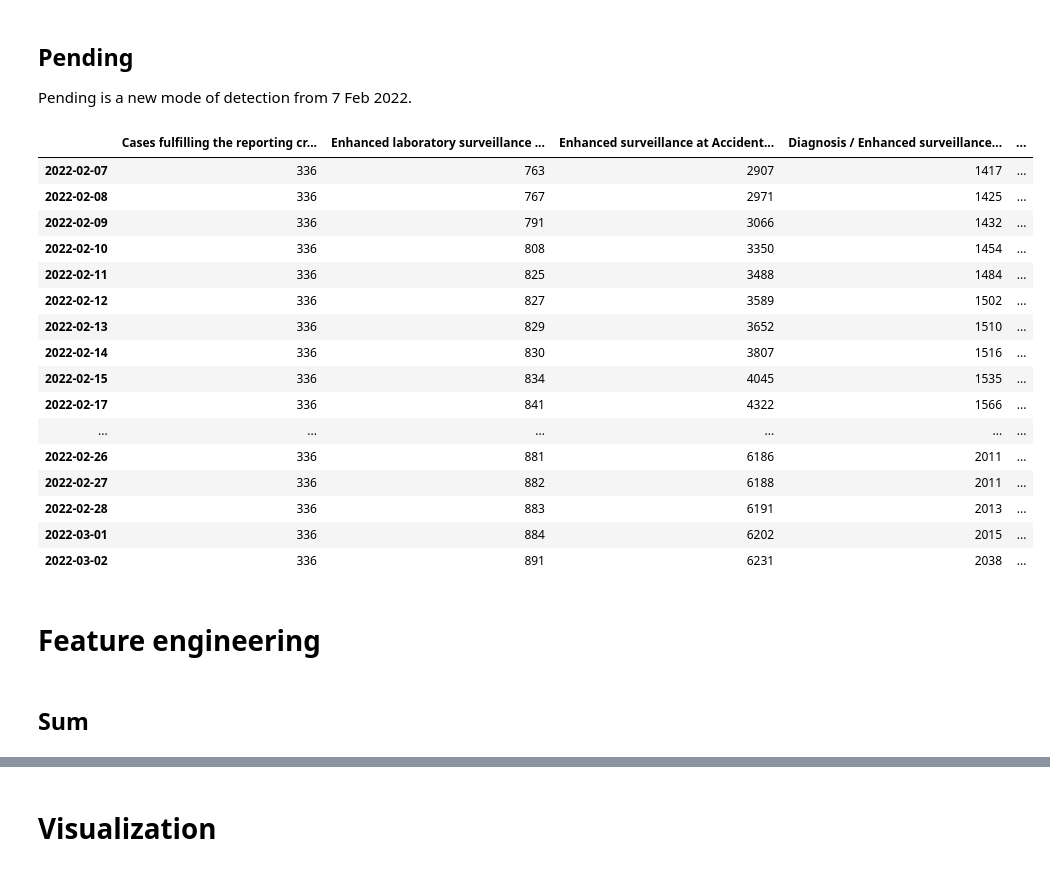
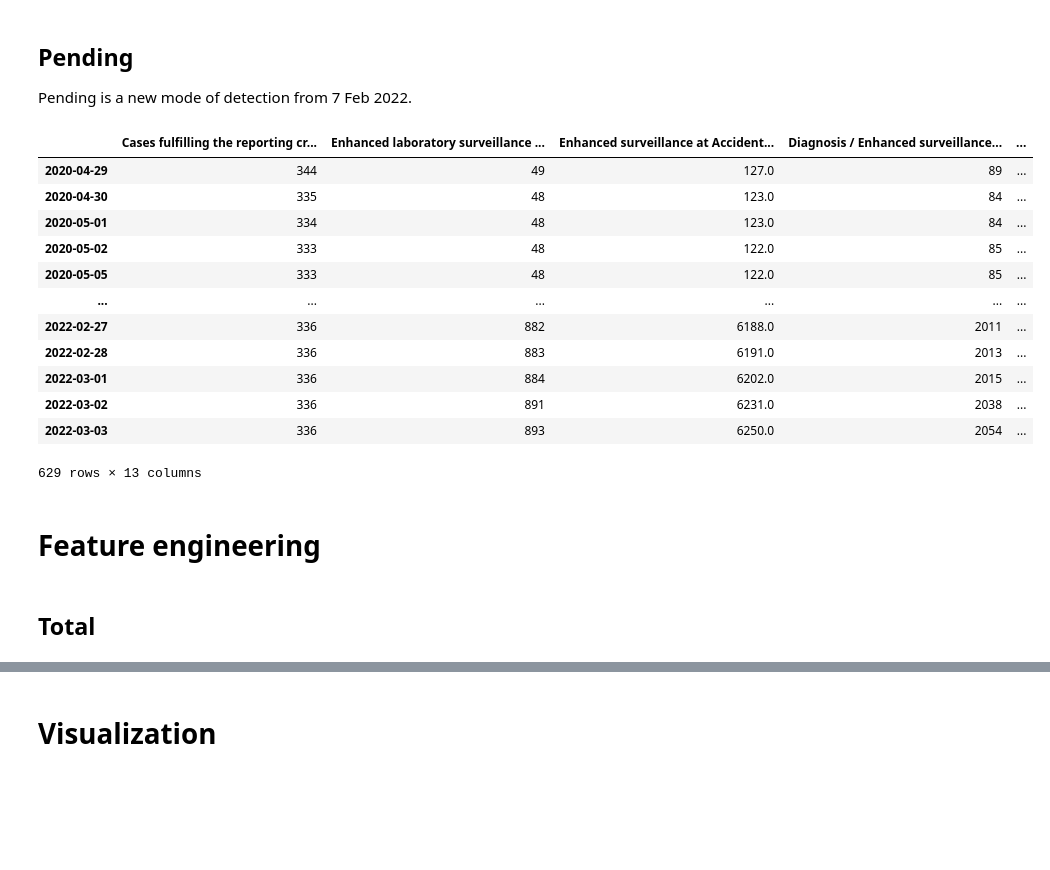
Before and after one commit to hkbu-kennycheng/comp3115, a Jupyter notebook: comp3115_case_study.ipynb, the cells around one changed output, grey strips where cells are left out. Saved outputs shown, nothing was run; the diff lists cells and outputs as text; code cells hidden in the pictures; blank space fills up the shorter version.

```diff
--- a/comp3115_case_study.ipynb
+++ b/comp3115_case_study.ipynb
@@ -212,7 +435,7 @@ df[df['Enhanced surveillance at Accident and Emergency Departments / General Out
 # %% [markdown]
 After that, we could drop the column with extra space.
 # %%
-df.drop(columns='Enhanced surveillance at  Accident and Emergency Departments / General Outpatient Clinics', inplace=True)
-df.info()
+mode_of_detection_df.drop(columns='Enhanced surveillance at  Accident and Emergency Departments / General Outpatient Clinics', inplace=True)
+mode_of_detection_df.info()
 # %% [output]
 <class 'pandas.core.frame.DataFrame'>
@@ -265,8 +488,16 @@ The followings should be the same column with typo and different wording. Let's
 # %%
-df['Medical surveillance / contact tracing by Centre for Health Protection'] = np.where(df['Medical surveillance / contact tracing by Centre for Health Protection'].isna(), df['Medical surveillance / contact tracing by Centre for Health Protection '], df['Medical surveillance / contact tracing by Centre for Health Protection'])
-df.drop(columns='Medical surveillance / contact tracing by Centre for Health Protection ', inplace=True)
+mode_of_detection_df['Medical surveillance / contact tracing by Centre for Health Protection'] = np.where(
+    mode_of_detection_df['Medical surveillance / contact tracing by Centre for Health Protection'].isna(),
+    mode_of_detection_df['Medical surveillance / contact tracing by Centre for Health Protection '],
+    mode_of_detection_df['Medical surveillance / contact tracing by Centre for Health Protection']
+)
+mode_of_detection_df.drop(columns='Medical surveillance / contact tracing by Centre for Health Protection ', inplace=True)
 
-df['Medical surveillance / contact tracing by Centre for Health Protection'] = np.where(df['Medical surveillance / contact tracing by Centre for Health Protection'].isna(), df['Medical surveillance / Contact tracing by the Centre for Health Protection'], df['Medical surveillance / contact tracing by Centre for Health Protection'])
-df.drop(columns='Medical surveillance / Contact tracing by the Centre for Health Protection', inplace=True)
+mode_of_detection_df['Medical surveillance / contact tracing by Centre for Health Protection'] = np.where(
+    mode_of_detection_df['Medical surveillance / contact tracing by Centre for Health Protection'].isna(),
+    mode_of_detection_df['Medical surveillance / Contact tracing by the Centre for Health Protection'],
+    mode_of_detection_df['Medical surveillance / contact tracing by Centre for Health Protection']
+)
+mode_of_detection_df.drop(columns='Medical surveillance / Contact tracing by the Centre for Health Protection', inplace=True)
 # %% [markdown]
 ### Private testing for the high-risk groups
@@ -359,0 +599,2 @@ memory usage: 68.7 KB
+# %%
+mode_of_detection_df.replace([np.inf, -np.inf, np.nan], 0, inplace=True)
@@ -362,3 +619,3 @@ memory usage: 68.7 KB
 # %%
-df.index = pd.to_datetime(df.index.astype(str), format="%Y%m%d")
+mode_of_detection_df.index = pd.to_datetime(mode_of_detection_df.index.astype(str), format="%Y%m%d")
 # %%
@@ -455,27 +793,23 @@ df[df['Temporary testing centre'].isna() == False]
 
 Pending is a new mode of detection from 7 Feb 2022.
 # %%
-df[df['Pending'].isna() == False]
+mode_of_detection_df[mode_of_detection_df['Pending'].isna() == False]
 # %% [output]
 |  | Cases fulfilling the reporting cr... | Enhanced laboratory surveillance ... | Enhanced surveillance at Accident... | Diagnosis / Enhanced surveillance... | ... |
-| 2022-02-07 | 336 | 763 | 2907 | 1417 | ... |
-| 2022-02-08 | 336 | 767 | 2971 | 1425 | ... |
-| 2022-02-09 | 336 | 791 | 3066 | 1432 | ... |
-| 2022-02-10 | 336 | 808 | 3350 | 1454 | ... |
-| 2022-02-11 | 336 | 825 | 3488 | 1484 | ... |
-| 2022-02-12 | 336 | 827 | 3589 | 1502 | ... |
-| 2022-02-13 | 336 | 829 | 3652 | 1510 | ... |
-| 2022-02-14 | 336 | 830 | 3807 | 1516 | ... |
-| 2022-02-15 | 336 | 834 | 4045 | 1535 | ... |
-| 2022-02-17 | 336 | 841 | 4322 | 1566 | ... |
+| 2020-04-29 | 344 | 49 | 127.0 | 89 | ... |
+| 2020-04-30 | 335 | 48 | 123.0 | 84 | ... |
+| 2020-05-01 | 334 | 48 | 123.0 | 84 | ... |
+| 2020-05-02 | 333 | 48 | 122.0 | 85 | ... |
+| 2020-05-05 | 333 | 48 | 122.0 | 85 | ... |
 | ... | ... | ... | ... | ... | ... |
-| 2022-02-26 | 336 | 881 | 6186 | 2011 | ... |
-| 2022-02-27 | 336 | 882 | 6188 | 2011 | ... |
-| 2022-02-28 | 336 | 883 | 6191 | 2013 | ... |
-| 2022-03-01 | 336 | 884 | 6202 | 2015 | ... |
-| 2022-03-02 | 336 | 891 | 6231 | 2038 | ... |
+| 2022-02-27 | 336 | 882 | 6188.0 | 2011 | ... |
+| 2022-02-28 | 336 | 883 | 6191.0 | 2013 | ... |
+| 2022-03-01 | 336 | 884 | 6202.0 | 2015 | ... |
+| 2022-03-02 | 336 | 891 | 6231.0 | 2038 | ... |
+| 2022-03-03 | 336 | 893 | 6250.0 | 2054 | ... |
+629 rows × 13 columns
 # %% [markdown]
 # Feature engineering
 # %% [markdown]
-## Sum
+## Total
 # %%
```
Also changed, not shown: parts of 151 cells of this notebook, 3 other files.
